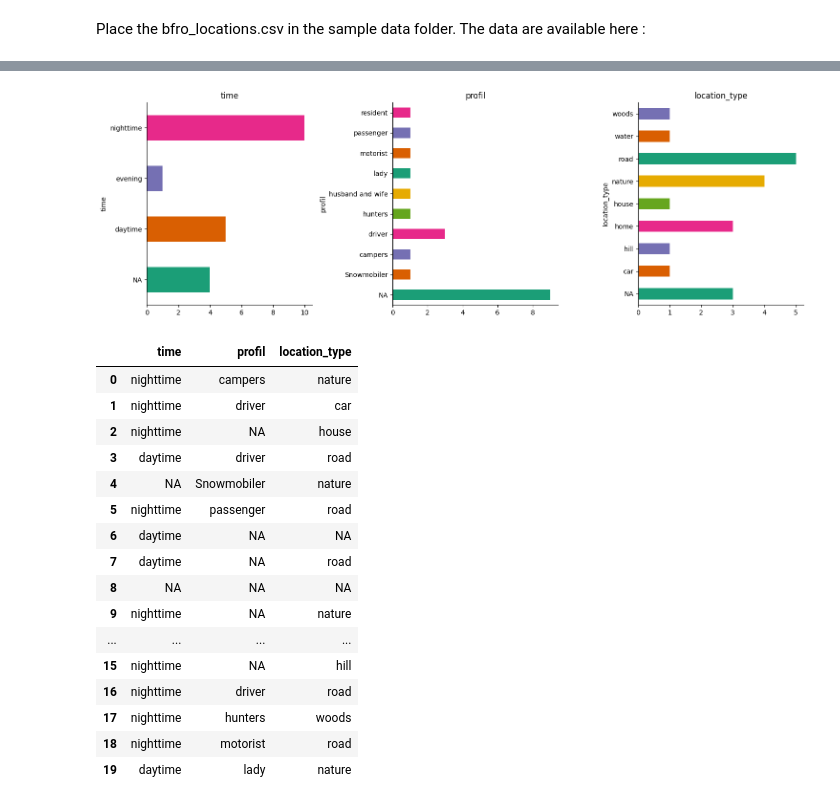
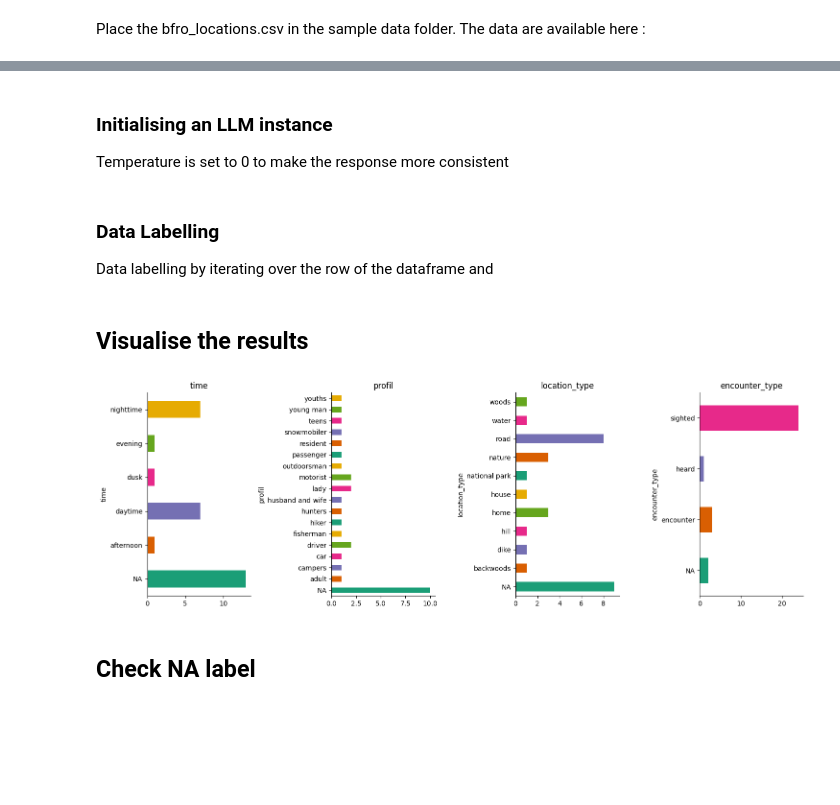
Before and after one commit to Gjeffroy/labelling_data_with_llm, a Jupyter notebook: label_data_with_LLM.ipynb, the cells around one changed output, grey strips where cells are left out. Saved outputs shown, nothing was run; the diff lists cells and outputs as text; code cells hidden in the pictures; blank space fills up the shorter version.

```diff
--- a/label_data_with_LLM.ipynb
+++ b/label_data_with_LLM.ipynb
@@ -70,23 +118,16 @@ format_instructions = output_parser.get_format_instructions()
 # %%
-labelling_template = """\
+labelling_template = f"""\
 
-The following report is about BigFoot sighting. \
+The following report is about BigFoot sighting.
 For the following text, extract the following information: \
 
-time: is the encounter has been occur at nighttime or daytime \
-Possible values to return : nighttime, daytime, NA \
+{label_descriptions_str}
 
-profil: profil of the individual, value can be biker, driver, hiker, etc.. \
-  If this information is not found, output NA. \
 
-location_type: the type of location, value can be road, house, nature, etc.. \
-   If this information is not found, output NA. \
+""" + """Values should always be lower cap !!
 
-Values should always be lower cap !!
+report : {report}.
 
-report : {report}. \
-
-{format_instructions}
-"""
+{format_instructions}"""
 
 prompt = ChatPromptTemplate.from_template(template=labelling_template)
@@ -97,10 +134,14 @@ input_variables=['format_instructions', 'report'] messages=[HumanMessagePromptTe
+# %% [markdown]
+### Initialising an LLM instance
+Temperature is set to 0 to make the response more consistent
 # %%
 chat = ChatOpenAI(temperature=0.0)
+# %% [markdown]
+### Data Labelling
+Data labelling by iterating over the row of the dataframe and
 # %%
-def get_labels
-
 labels = []
-data_sub = data[:20]
+data_sub = data[:30]
 for index, row in data_sub.iterrows():
     # Run the chain
     messages = prompt.format_messages(report=row['title'],
@@ -110,48 +151,22 @@ for index, row in data_sub.iterrows():
     labels.append(output_dict)
 
 df_results = pd.DataFrame.from_dict(labels)
+# %% [markdown]
+## Visualise the results
 # %%
 from matplotlib import pyplot as plt
 import seaborn as sns
 
-fig, axes = plt.subplots(1, 3, figsize=(15, 5))
+fig, axes = plt.subplots(1, df_results.shape[1], figsize=(15, 5))
+for i, col in enumerate(df_results.columns):
 
-# Plot for 'col1'
-df_results.groupby('time').size().plot(kind='barh', color=sns.palettes.mpl_palette('Dark2'), ax=axes[0])
-axes[0].spines[['top', 'right']].set_visible(False)
-axes[0].set_title('time')
-
-# Plot for 'col2'
-df_results.groupby('profil').size().plot(kind='barh', color=sns.palettes.mpl_palette('Dark2'), ax=axes[1])
-axes[1].spines[['top', 'right']].set_visible(False)
-axes[1].set_title('profil')
-
-# Plot for 'col3'
-df_results.groupby('location_type').size().plot(kind='barh', color=sns.palettes.mpl_palette('Dark2'), ax=axes[2])
-axes[2].spines[['top', 'right']].set_visible(False)
-axes[2].set_title('location_type')
+  df_results.groupby(col).size().plot(kind='barh', color=sns.palettes.mpl_palette('Dark2'), ax=axes[i])
+  axes[i].spines[['top', 'right']].set_visible(False)
+  axes[i].set_title(col)
 
 plt.tight_layout()
 plt.show()
 # %% [output]
-[figure, old version]
+[figure, new version]
-# %%
-df_results
-# %% [output]
-|  | time | profil | location_type |
-| 0 | nighttime | campers | nature |
-| 1 | nighttime | driver | car |
-| 2 | nighttime | NA | house |
-| 3 | daytime | driver | road |
-| 4 | NA | Snowmobiler | nature |
-| 5 | nighttime | passenger | road |
-| 6 | daytime | NA | NA |
-| 7 | daytime | NA | road |
-| 8 | NA | NA | NA |
-| 9 | nighttime | NA | nature |
-| ... | ... | ... | ... |
-| 15 | nighttime | NA | hill |
-| 16 | nighttime | driver | road |
-| 17 | nighttime | hunters | woods |
-| 18 | nighttime | motorist | road |
-| 19 | daytime | lady | nature |
+# %% [markdown]
+## Check NA label
```
Also changed, not shown: parts of 31 cells of this notebook.
